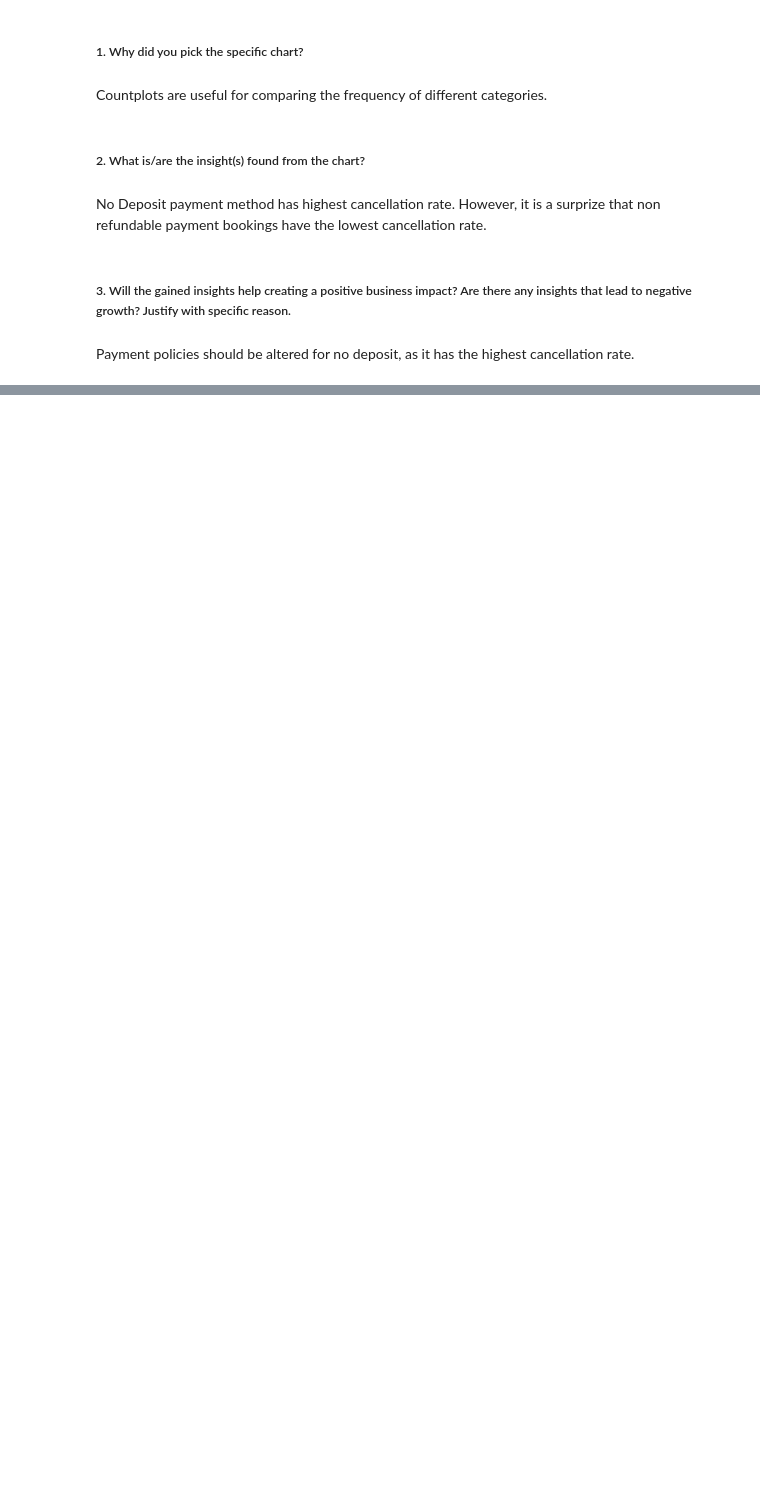
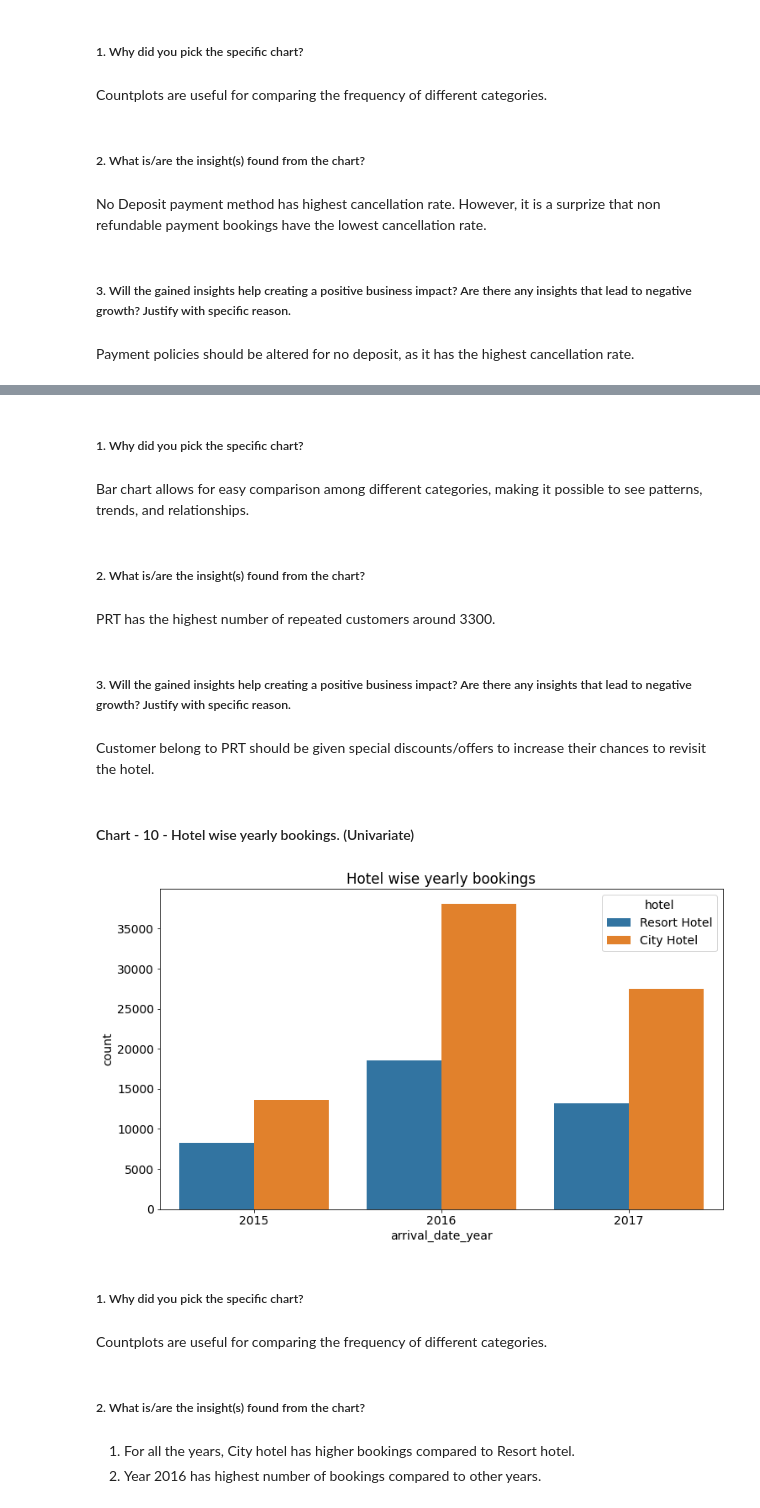
Before and after one commit to dhar9571/Python---Hotel-Booking-Data-Analysis, a Jupyter notebook: Capstone_Project_EDA_Hotel_Bookings_Data.ipynb, the cells around one changed output, grey strips where cells are left out. Cells and saved outputs as stored; diff of their text form; code cells hidden in the pictures; blank space fills up the shorter version.

```diff
--- a/Capstone_Project_EDA_Hotel_Bookings_Data.ipynb
+++ b/Capstone_Project_EDA_Hotel_Bookings_Data.ipynb
@@ -590,0 +668,33 @@ Payment policies should be altered for no deposit, as it has the highest cancell
+# %% [markdown]
+##### 1. Why did you pick the specific chart?
+# %% [markdown]
+Bar chart allows for easy comparison among different categories, making it possible to see patterns, trends, and relationships.
+# %% [markdown]
+##### 2. What is/are the insight(s) found from the chart?
+# %% [markdown]
+PRT has the highest number of repeated customers around 3300.
+# %% [markdown]
+##### 3. Will the gained insights help creating a positive business impact? Are there any insights that lead to negative growth? Justify with specific reason.
+# %% [markdown]
+Customer belong to PRT should be given special discounts/offers to increase their chances to revisit the hotel.
+# %% [markdown]
+#### Chart - 10 - Hotel wise yearly bookings. (Univariate)
+# %%
+# plotting hotel wise bookings of all the years:
+
+sns.countplot(x=df["arrival_date_year"],data=df,hue=df["hotel"])
+
+# setting up plot title
+plt.title("Hotel wise yearly bookings")
+plt.show()
+# %% [output]
+[figure, added]
+# %% [markdown]
+##### 1. Why did you pick the specific chart?
+# %% [markdown]
+Countplots are useful for comparing the frequency of different categories.
+# %% [markdown]
+##### 2. What is/are the insight(s) found from the chart?
+# %% [markdown]
+1. For all the years, City hotel has higher bookings compared to Resort hotel.
+2. Year 2016 has highest number of bookings compared to other years.
```
Also changed, not shown: parts of 20 cells of this notebook.
